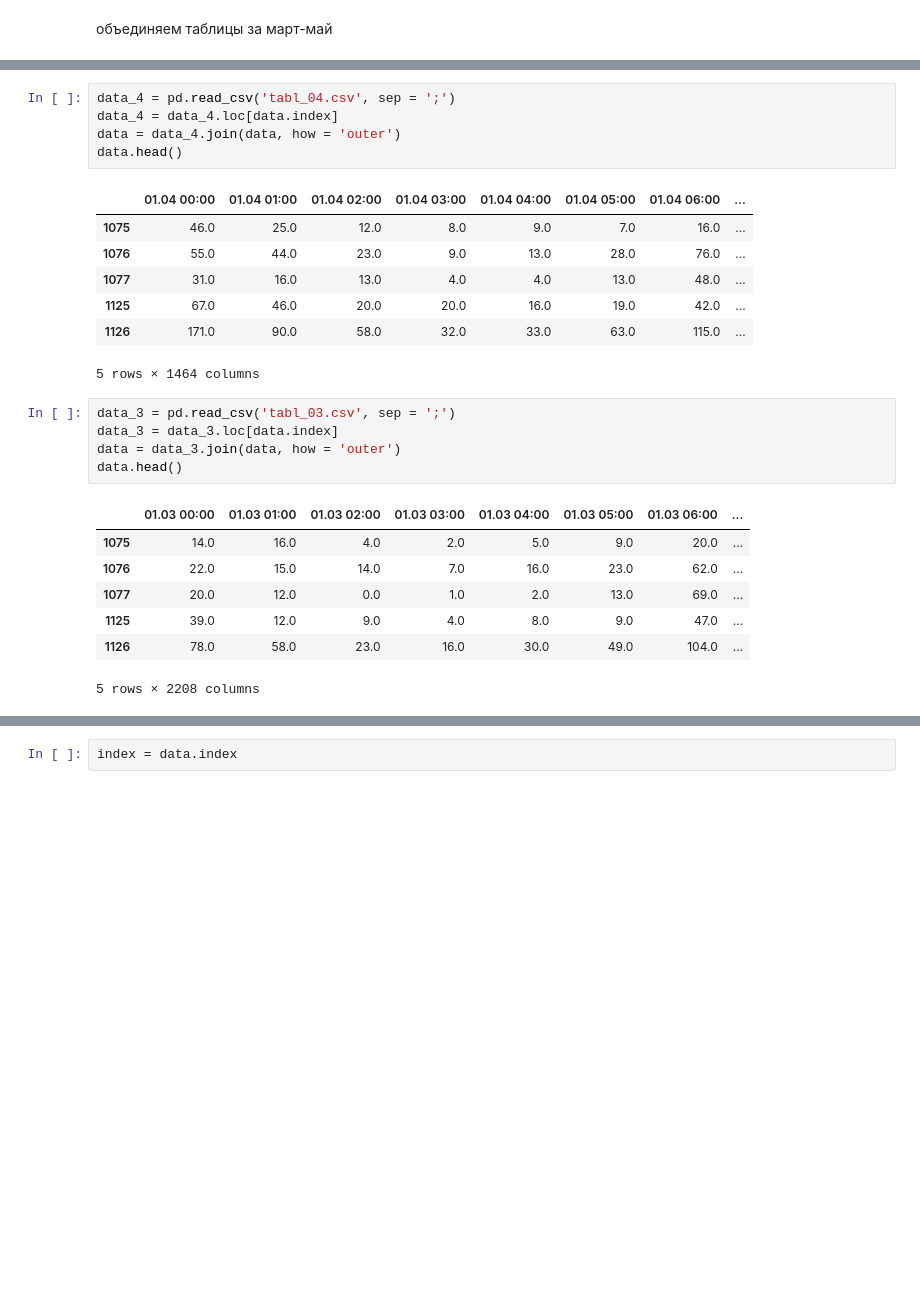
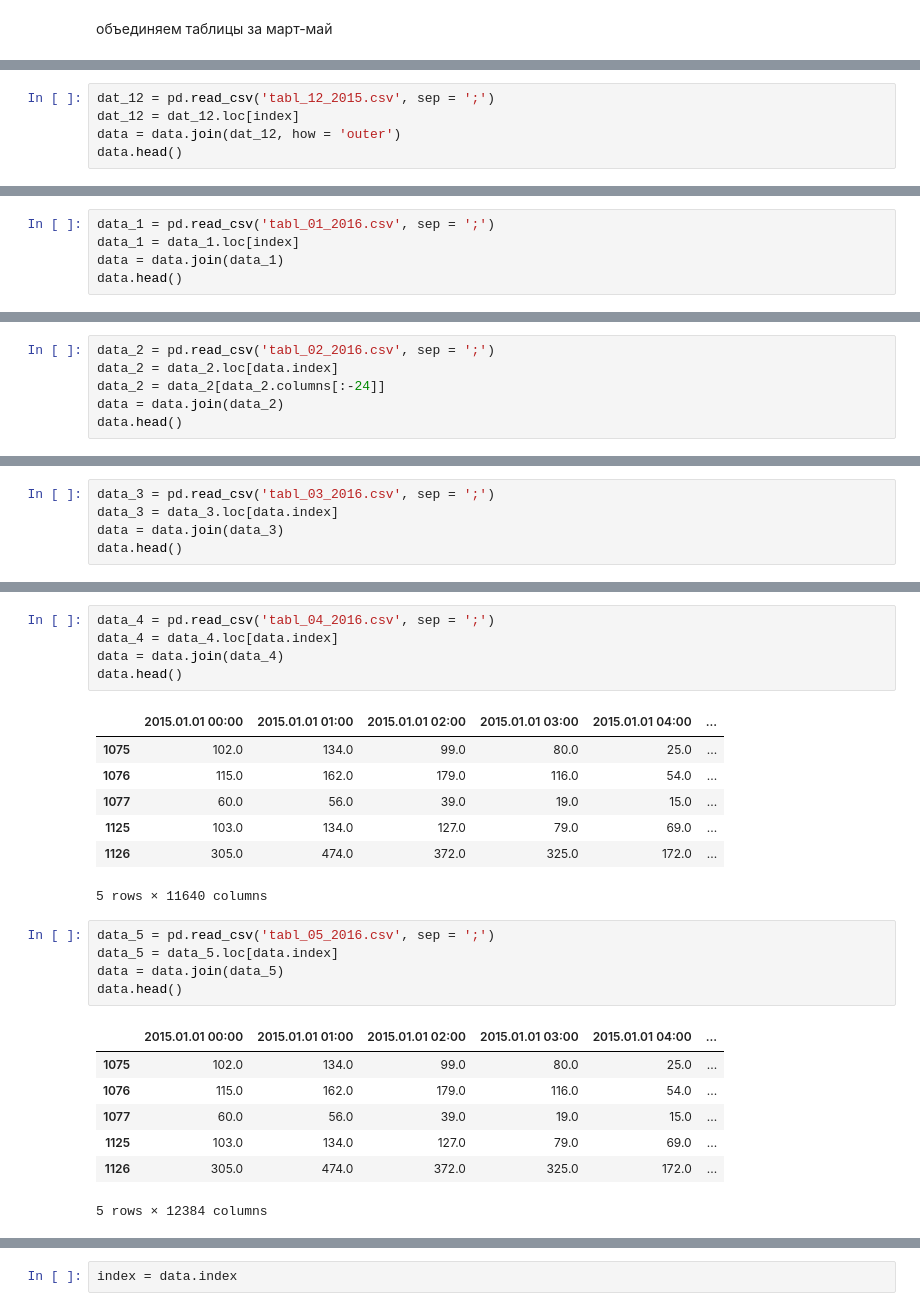
Before and after one commit to adasirotkina/project_taxi, a Jupyter notebook: project_part4.ipynb, the cells around one changed output, grey strips where cells are left out. Drawn from its saved outputs; the diff is of its cells as text; blank space fills up the shorter version.

```diff
--- a/project_part4.ipynb
+++ b/project_part4.ipynb
@@ -39,0 +180,5 @@ data.head()
+# %%
+dat_12 = pd.read_csv('tabl_12_2015.csv', sep = ';')
+dat_12 = dat_12.loc[index]
+data = data.join(dat_12, how = 'outer')
+data.head()
@@ -39,0 +193,5 @@ data.head()
+# %%
+data_1 = pd.read_csv('tabl_01_2016.csv', sep = ';')
+data_1 = data_1.loc[index]
+data = data.join(data_1)
+data.head()
@@ -39,0 +206,6 @@ data.head()
+# %%
+data_2 = pd.read_csv('tabl_02_2016.csv', sep = ';')
+data_2 = data_2.loc[data.index]
+data_2 = data_2[data_2.columns[:-24]]
+data = data.join(data_2)
+data.head()
@@ -39,0 +220,5 @@ data.head()
+# %%
+data_3 = pd.read_csv('tabl_03_2016.csv', sep = ';')
+data_3 = data_3.loc[data.index]
+data = data.join(data_3)
+data.head()
@@ -40,27 +233,27 @@ data.head()
 # %%
-data_4 = pd.read_csv('tabl_04.csv', sep = ';')
+data_4 = pd.read_csv('tabl_04_2016.csv', sep = ';')
 data_4 = data_4.loc[data.index]
-data = data_4.join(data, how = 'outer')
+data = data.join(data_4)
 data.head()
 # %% [output]
-|  | 01.04 00:00 | 01.04 01:00 | 01.04 02:00 | 01.04 03:00 | 01.04 04:00 | 01.04 05:00 | 01.04 06:00 | ... |
-| 1075 | 46.0 | 25.0 | 12.0 | 8.0 | 9.0 | 7.0 | 16.0 | ... |
-| 1076 | 55.0 | 44.0 | 23.0 | 9.0 | 13.0 | 28.0 | 76.0 | ... |
-| 1077 | 31.0 | 16.0 | 13.0 | 4.0 | 4.0 | 13.0 | 48.0 | ... |
-| 1125 | 67.0 | 46.0 | 20.0 | 20.0 | 16.0 | 19.0 | 42.0 | ... |
-| 1126 | 171.0 | 90.0 | 58.0 | 32.0 | 33.0 | 63.0 | 115.0 | ... |
+|  | 2015.01.01 00:00 | 2015.01.01 01:00 | 2015.01.01 02:00 | 2015.01.01 03:00 | 2015.01.01 04:00 | ... |
+| 1075 | 102.0 | 134.0 | 99.0 | 80.0 | 25.0 | ... |
+| 1076 | 115.0 | 162.0 | 179.0 | 116.0 | 54.0 | ... |
+| 1077 | 60.0 | 56.0 | 39.0 | 19.0 | 15.0 | ... |
+| 1125 | 103.0 | 134.0 | 127.0 | 79.0 | 69.0 | ... |
+| 1126 | 305.0 | 474.0 | 372.0 | 325.0 | 172.0 | ... |
-5 rows × 1464 columns
+5 rows × 11640 columns
 # %%
-data_3 = pd.read_csv('tabl_03.csv', sep = ';')
-data_3 = data_3.loc[data.index]
-data = data_3.join(data, how = 'outer')
+data_5 = pd.read_csv('tabl_05_2016.csv', sep = ';')
+data_5 = data_5.loc[data.index]
+data = data.join(data_5)
 data.head()
 # %% [output]
-|  | 01.03 00:00 | 01.03 01:00 | 01.03 02:00 | 01.03 03:00 | 01.03 04:00 | 01.03 05:00 | 01.03 06:00 | ... |
-| 1075 | 14.0 | 16.0 | 4.0 | 2.0 | 5.0 | 9.0 | 20.0 | ... |
-| 1076 | 22.0 | 15.0 | 14.0 | 7.0 | 16.0 | 23.0 | 62.0 | ... |
-| 1077 | 20.0 | 12.0 | 0.0 | 1.0 | 2.0 | 13.0 | 69.0 | ... |
-| 1125 | 39.0 | 12.0 | 9.0 | 4.0 | 8.0 | 9.0 | 47.0 | ... |
-| 1126 | 78.0 | 58.0 | 23.0 | 16.0 | 30.0 | 49.0 | 104.0 | ... |
+|  | 2015.01.01 00:00 | 2015.01.01 01:00 | 2015.01.01 02:00 | 2015.01.01 03:00 | 2015.01.01 04:00 | ... |
+| 1075 | 102.0 | 134.0 | 99.0 | 80.0 | 25.0 | ... |
+| 1076 | 115.0 | 162.0 | 179.0 | 116.0 | 54.0 | ... |
+| 1077 | 60.0 | 56.0 | 39.0 | 19.0 | 15.0 | ... |
+| 1125 | 103.0 | 134.0 | 127.0 | 79.0 | 69.0 | ... |
+| 1126 | 305.0 | 474.0 | 372.0 | 325.0 | 172.0 | ... |
-5 rows × 2208 columns
+5 rows × 12384 columns
 # %%
```
Also changed, not shown: parts of 36 cells of this notebook, 1 other file.
